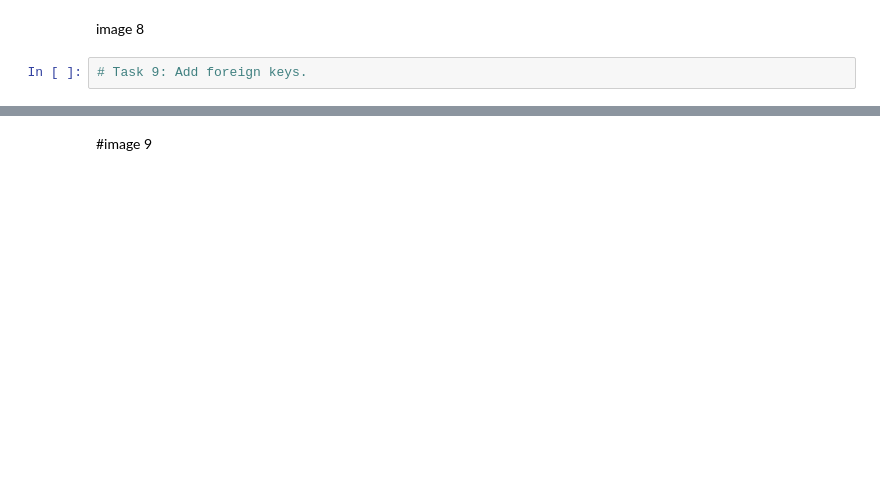
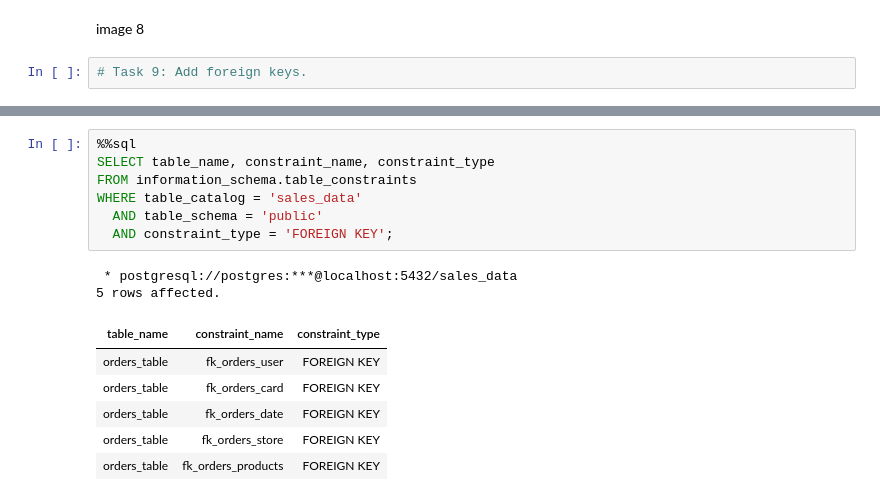
Before and after one commit to ZCHAnalytics/AWS_Python_data-centralisation, a Jupyter notebook: data_analysis_with_sql/database_creation.ipynb, the cells around one changed output, grey strips where cells are left out. Drawn from its saved outputs; the diff is of its cells as text; blank space fills up the shorter version.

```diff
--- a/data_analysis_with_sql/database_creation.ipynb
+++ b/data_analysis_with_sql/database_creation.ipynb
@@ -338,2 +414,16 @@ REFERENCES dim_products(product_code);
-# %% [markdown]
-#image 9
+# %%
+%%sql
+SELECT table_name, constraint_name, constraint_type
+FROM information_schema.table_constraints
+WHERE table_catalog = 'sales_data'
+  AND table_schema = 'public'
+  AND constraint_type = 'FOREIGN KEY';
+# %% [output]
+ * postgresql://postgres:***@localhost:5432/sales_data
+5 rows affected.
+| table_name | constraint_name | constraint_type |
+| orders_table | fk_orders_user | FOREIGN KEY |
+| orders_table | fk_orders_card | FOREIGN KEY |
+| orders_table | fk_orders_date | FOREIGN KEY |
+| orders_table | fk_orders_store | FOREIGN KEY |
+| orders_table | fk_orders_products | FOREIGN KEY |
```
Also changed, not shown: parts of 11 cells of this notebook.
